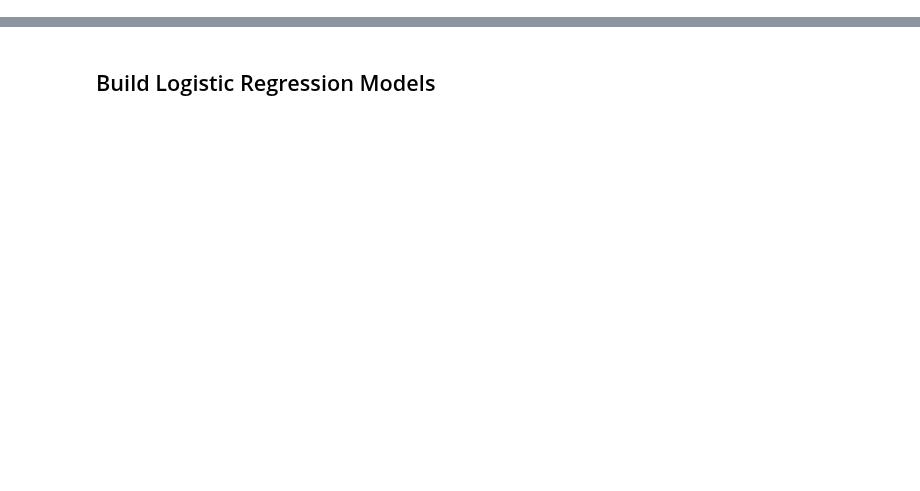
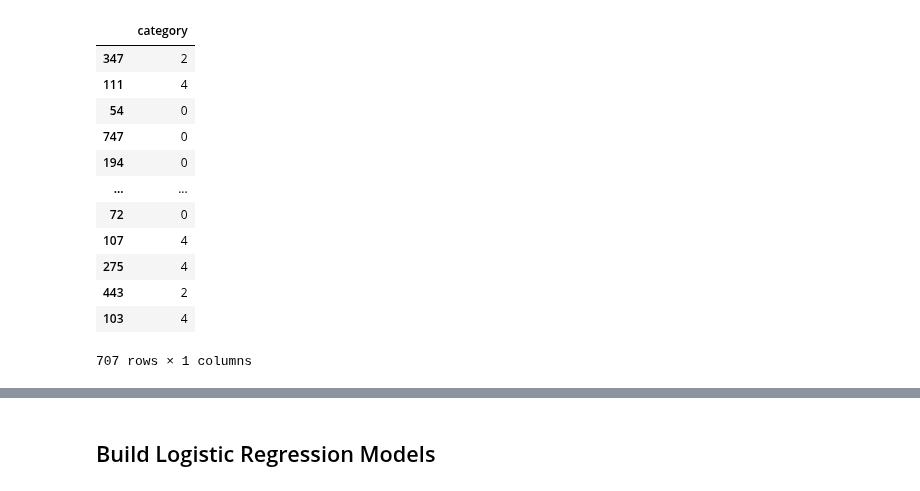
Before and after one commit to mozhao0331/Restaurant_Segmentation_Analysis, a Jupyter notebook: doc/smoothie_king/SK_best_ensemble_with_demograhic.ipynb, the cells around one changed output, grey strips where cells are left out. Cells and saved outputs as stored; diff of their text form; code cells hidden in the pictures; blank space fills up the shorter version.

```diff
--- a/doc/smoothie_king/SK_best_ensemble_with_demograhic.ipynb
+++ b/doc/smoothie_king/SK_best_ensemble_with_demograhic.ipynb
@@ -88,0 +92,16 @@ X_train
+# %%
+pd.DataFrame(y_train)
+# %% [output]
+|  | category |
+| 347 | 2 |
+| 111 | 4 |
+| 54 | 0 |
+| 747 | 0 |
+| 194 | 0 |
+| ... | ... |
+| 72 | 0 |
+| 107 | 4 |
+| 275 | 4 |
+| 443 | 2 |
+| 103 | 4 |
+707 rows × 1 columns
```
Also changed, not shown: parts of 72 cells of this notebook.
